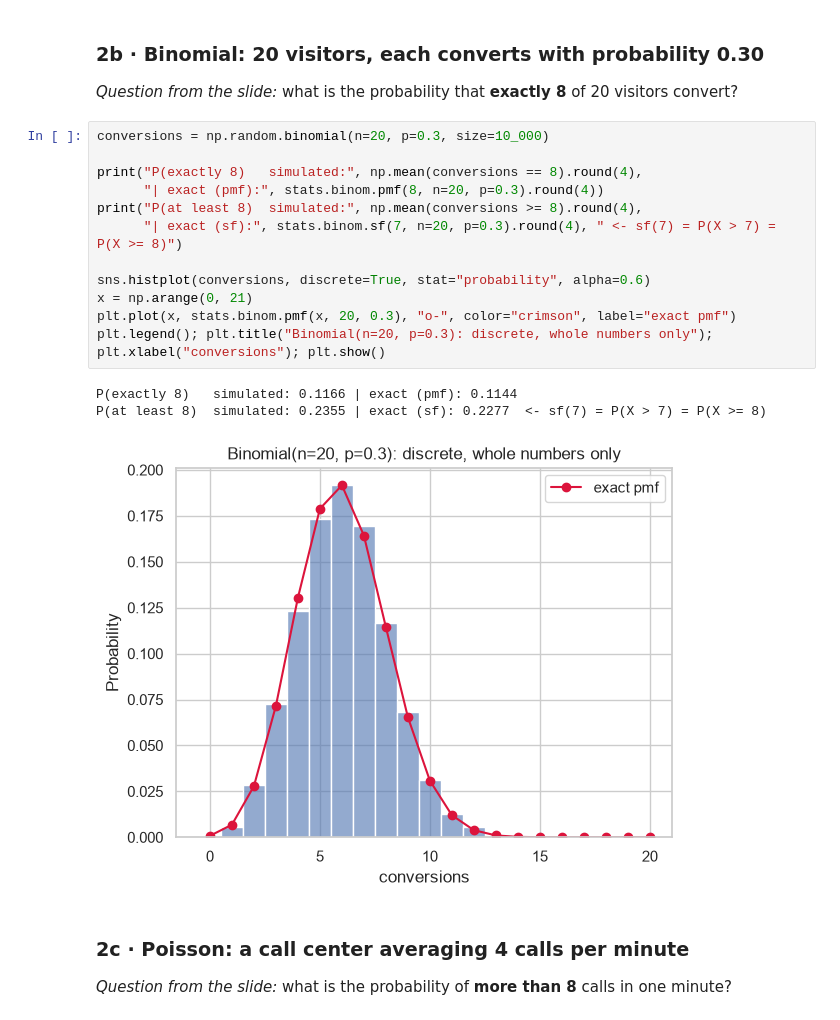
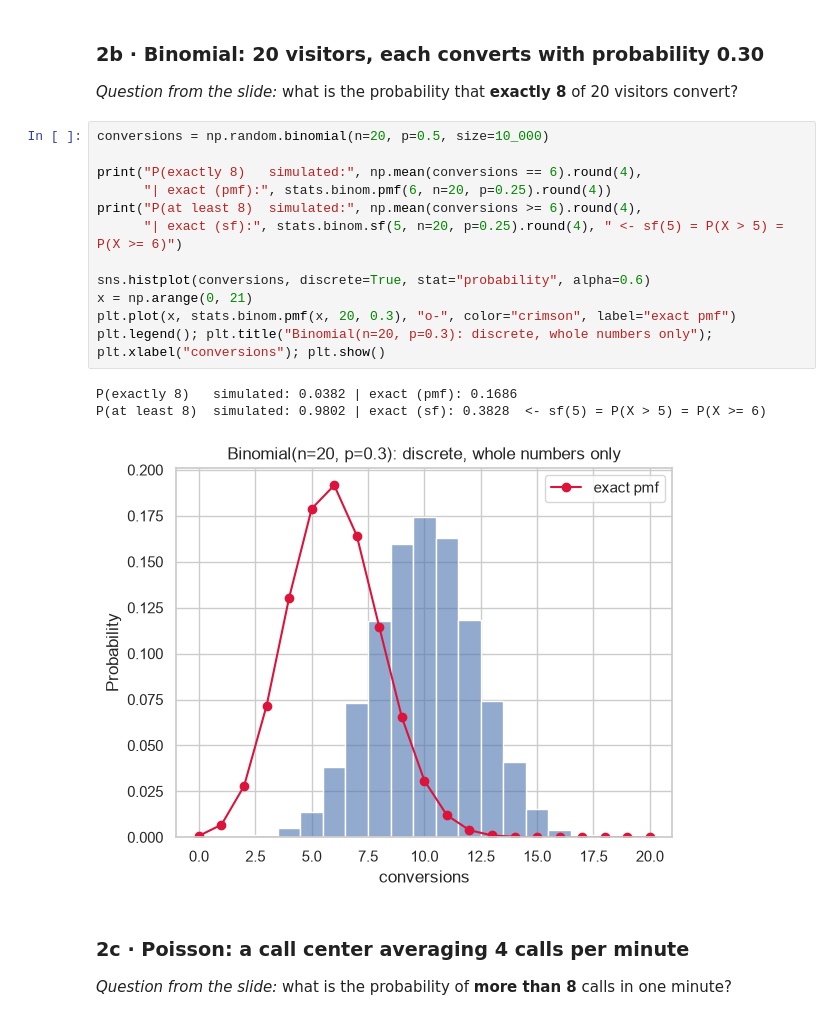
Before and after one commit to Wambura001/data_science_labs, a Jupyter notebook: SIRINCHA_WAMBURA_2317422.ipynb, the cells around one changed output. Saved outputs shown, nothing was run; the diff lists cells and outputs as text.

```diff
--- a/Tutorial_Week6-7_Statistics_Inference.ipynb
+++ b/SIRINCHA_WAMBURA_2317422.ipynb
@@ -163,21 +166,21 @@ P(height > 185)  simulated: 0.0307 | exact: 0.0304
 ### 2b · Binomial: 20 visitors, each converts with probability 0.30
 *Question from the slide:* what is the probability that **exactly 8** of 20 visitors convert?
 # %%
-conversions = np.random.binomial(n=20, p=0.3, size=10_000)
+conversions = np.random.binomial(n=20, p=0.5, size=10_000)
 
-print("P(exactly 8)   simulated:", np.mean(conversions == 8).round(4),
-      "| exact (pmf):", stats.binom.pmf(8, n=20, p=0.3).round(4))
-print("P(at least 8)  simulated:", np.mean(conversions >= 8).round(4),
-      "| exact (sf):", stats.binom.sf(7, n=20, p=0.3).round(4), " <- sf(7) = P(X > 7) = P(X >= 8)")
+print("P(exactly 8)   simulated:", np.mean(conversions == 6).round(4),
+      "| exact (pmf):", stats.binom.pmf(6, n=20, p=0.25).round(4))
+print("P(at least 8)  simulated:", np.mean(conversions >= 6).round(4),
+      "| exact (sf):", stats.binom.sf(5, n=20, p=0.25).round(4), " <- sf(5) = P(X > 5) = P(X >= 6)")
 
 sns.histplot(conversions, discrete=True, stat="probability", alpha=0.6)
 x = np.arange(0, 21)
 plt.plot(x, stats.binom.pmf(x, 20, 0.3), "o-", color="crimson", label="exact pmf")
 plt.legend(); plt.title("Binomial(n=20, p=0.3): discrete, whole numbers only"); plt.xlabel("conversions"); plt.show()
 # %% [output]
-P(exactly 8)   simulated: 0.1166 | exact (pmf): 0.1144
-P(at least 8)  simulated: 0.2355 | exact (sf): 0.2277  <- sf(7) = P(X > 7) = P(X >= 8)
+P(exactly 8)   simulated: 0.0382 | exact (pmf): 0.1686
+P(at least 8)  simulated: 0.9802 | exact (sf): 0.3828  <- sf(5) = P(X > 5) = P(X >= 6)
-[figure, old version]
+[figure, new version]
 # %% [markdown]
 ### 2c · Poisson: a call center averaging 4 calls per minute
 *Question from the slide:* what is the probability of **more than 8** calls in one minute?
```
Also changed, not shown: parts of 4 cells of this notebook, 2 other files.
